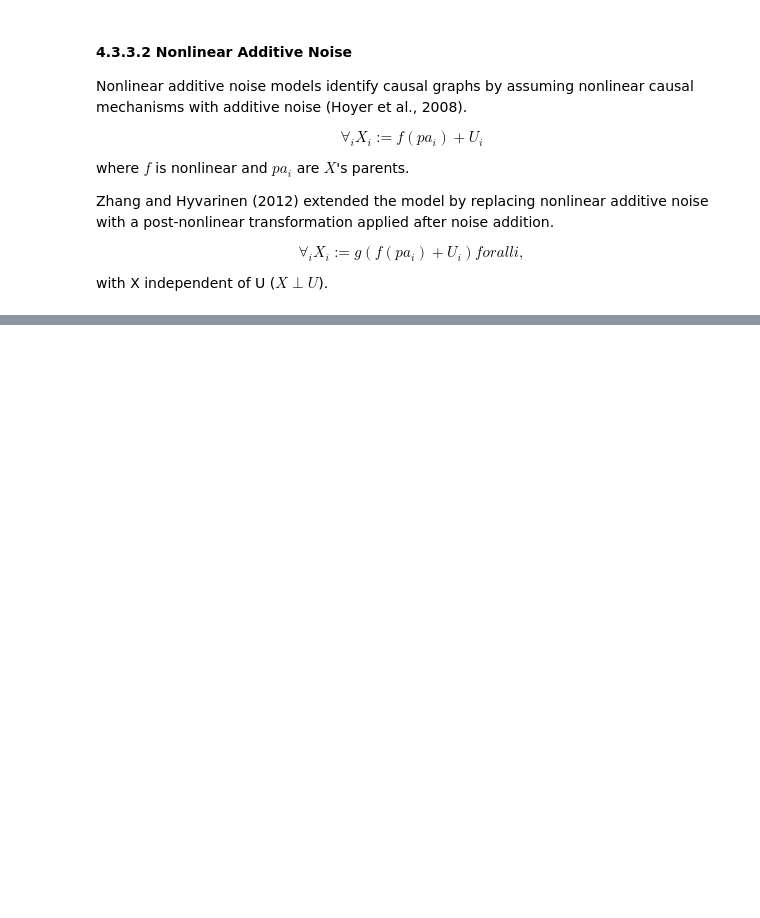
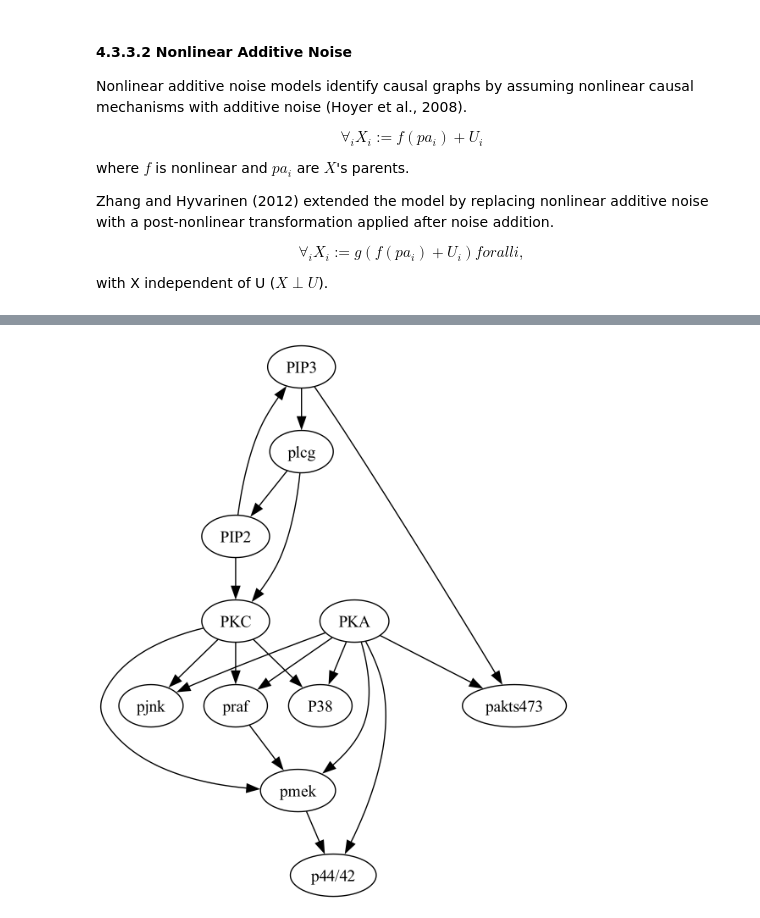
Before and after one commit to stefano-bragaglia/applied-causal-inference, a Jupyter notebook: src/notebooks/04_causal_discovery.ipynb, the cells around one changed output, grey strips where cells are left out. Saved outputs shown, nothing was run; the diff lists cells and outputs as text; code cells hidden in the pictures; blank space fills up the shorter version.

```diff
--- a/src/notebooks/04_causal_discovery.ipynb
+++ b/src/notebooks/04_causal_discovery.ipynb
@@ -191,0 +326,37 @@ with X independent of U ($X \perp U$).
+# %%
+from causallearn.utils.TXT2GeneralGraph import txt2generalgraph
+from causallearn.utils.GraphUtils import GraphUtils
+from IPython.display import Image, display
+
+label_mapping = {
+    '0': 'praf',
+    '1': 'pmek',
+    '2': 'plcg',
+    '3': 'PIP2',
+    '4': 'PIP3',
+    '5': 'p44/42',
+    '6': 'pakts473',
+    '7': 'PKA',
+    '8': 'PKC',
+    '9': 'P38',
+    '10': 'pjnk'
+}
+
+def update_node_labels(graph, label_mapping):
+    for node in graph.get_nodes():
+        node_name = node.get_name()
+        if node_name in label_mapping:
+            node.set_label(label_mapping[node_name])
+
+truth_sachs_dag = txt2generalgraph('sachs.txt')
+# convert to pydot
+graphviz_pag = GraphUtils.to_pydot(truth_sachs_dag)
+# Explicitly set the path to the dot executable
+graphviz_pag.set_prog('/opt/homebrew/bin/dot')
+# change the node labels
+update_node_labels(graphviz_pag,label_mapping)
+# to png format
+graphviz_pag.write_png('original_dag.png')
+display(Image('original_dag.png'))
+# %% [output]
+[figure, added]
```
Also changed, not shown: parts of 29 cells of this notebook, 11 other files.
